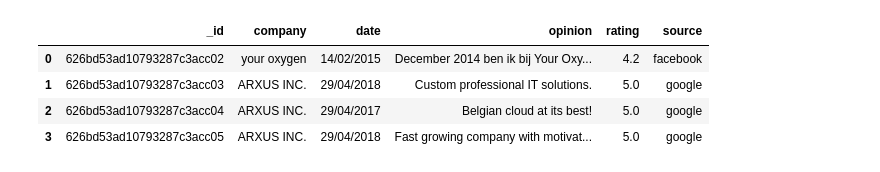
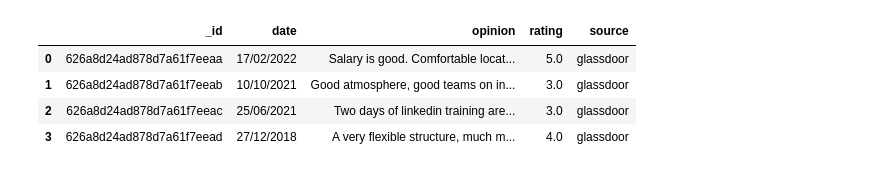
Before and after one commit to davidwong19/cronos-sentiment-analyse, a Jupyter notebook: sentiment_analyse.ipynb, the cells around one changed output. Cells and saved outputs as stored; diff of their text form; code cells hidden in the pictures.

```diff
--- a/sentiment_analyse.ipynb
+++ b/sentiment_analyse.ipynb
@@ -1,14 +1,14 @@
 # %%
 import pandas as pd
-df = pd.read_csv('review_cronos_and_bedrijven.csv')
+df = pd.read_csv('reviews_cronos_groep.csv')
 pd.set_option("display.max_rows", None)
 df.head(4)
 # %% [output]
-|  | _id | company | date | opinion | rating | source |
-| 0 | 626bd53ad10793287c3acc02 | your oxygen | 14/02/2015 | December 2014 ben ik bij Your Oxy... | 4.2 | facebook |
-| 1 | 626bd53ad10793287c3acc03 | ARXUS INC. | 29/04/2018 | Custom professional IT solutions. | 5.0 | google |
-| 2 | 626bd53ad10793287c3acc04 | ARXUS INC. | 29/04/2017 | Belgian cloud at its best! | 5.0 | google |
-| 3 | 626bd53ad10793287c3acc05 | ARXUS INC. | 29/04/2018 | Fast growing company with motivat... | 5.0 | google |
+|  | _id | date | opinion | rating | source |
+| 0 | 626a8d24ad878d7a61f7eeaa | 17/02/2022 | Salary is good. Comfortable locat... | 5.0 | glassdoor |
+| 1 | 626a8d24ad878d7a61f7eeab | 10/10/2021 | Good atmosphere, good teams on in... | 3.0 | glassdoor |
+| 2 | 626a8d24ad878d7a61f7eeac | 25/06/2021 | Two days of linkedin training are... | 3.0 | glassdoor |
+| 3 | 626a8d24ad878d7a61f7eead | 27/12/2018 | A very flexible structure, much m... | 4.0 | glassdoor |
 # %%
 from textblob import TextBlob
 rating =[]
```
Also changed, not shown: parts of 1 cell of this notebook, 1 other file.
